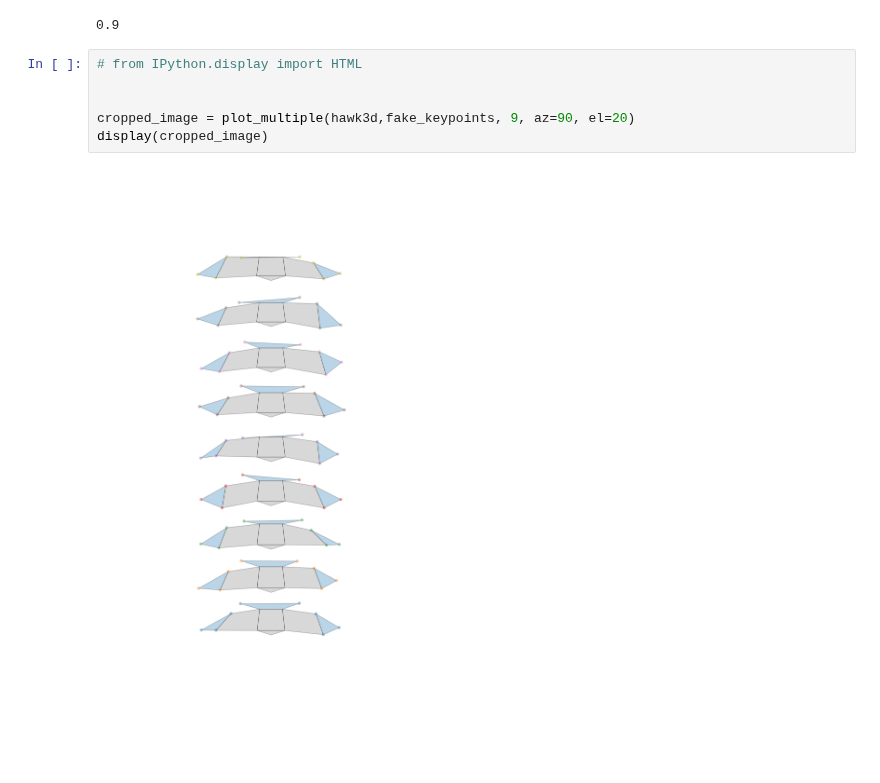
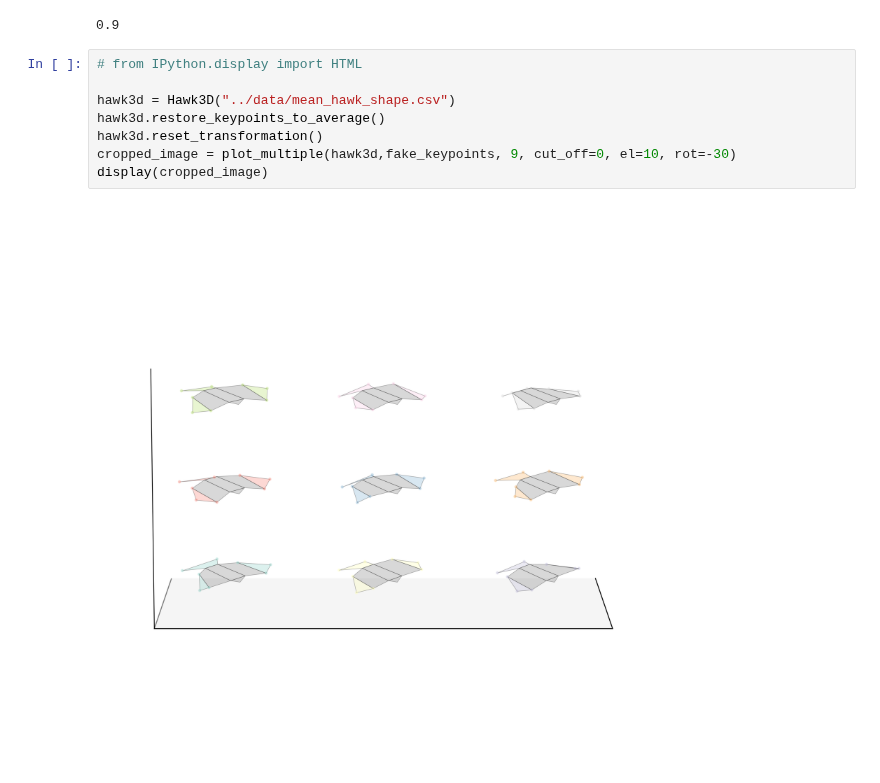
Before and after one commit to LydiaFrance/morphing_birds, a Jupyter notebook: examples/animate-morphing.ipynb, the cells around one changed output. Saved outputs shown, nothing was run; the diff lists cells and outputs as text; blank space fills up the shorter version.

```diff
--- a/examples/animate-morphing.ipynb
+++ b/examples/animate-morphing.ipynb
@@ -63,8 +64,10 @@ plt.close("all")
 # %%
 # from IPython.display import HTML
 
-
-cropped_image = plot_multiple(hawk3d,fake_keypoints, 9, az=90, el=20)
+hawk3d = Hawk3D("../data/mean_hawk_shape.csv")
+hawk3d.restore_keypoints_to_average()
+hawk3d.reset_transformation()
+cropped_image = plot_multiple(hawk3d,fake_keypoints, 9, cut_off=0, el=10, rot=-30)
 display(cropped_image)
 # %% [output]
-[figure, old version]
+[figure, new version]
```
Also changed, not shown: parts of 1 cell of this notebook, 1 other file.
